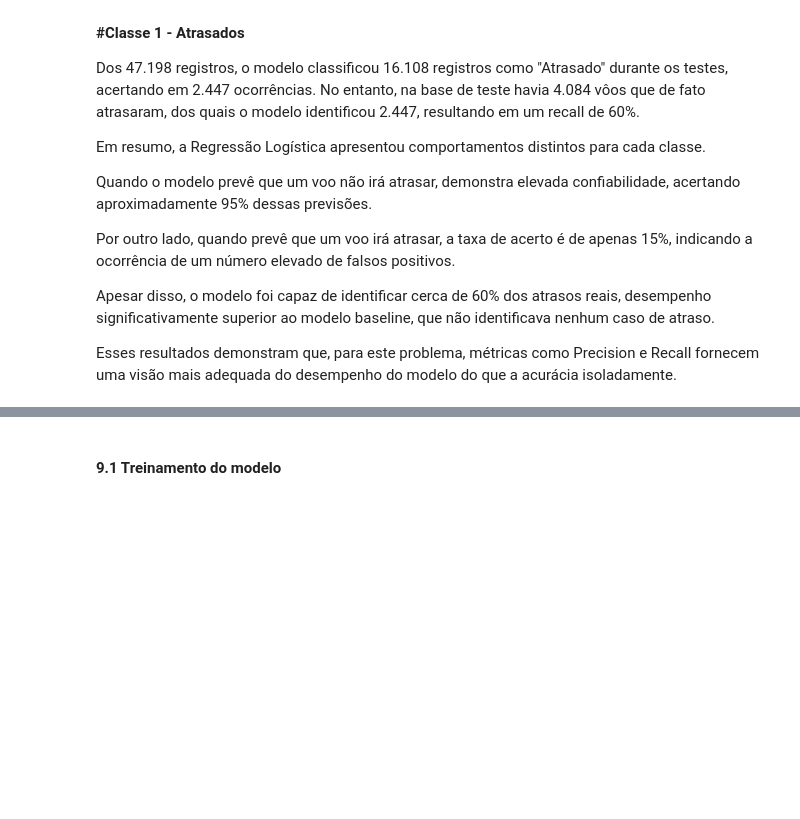
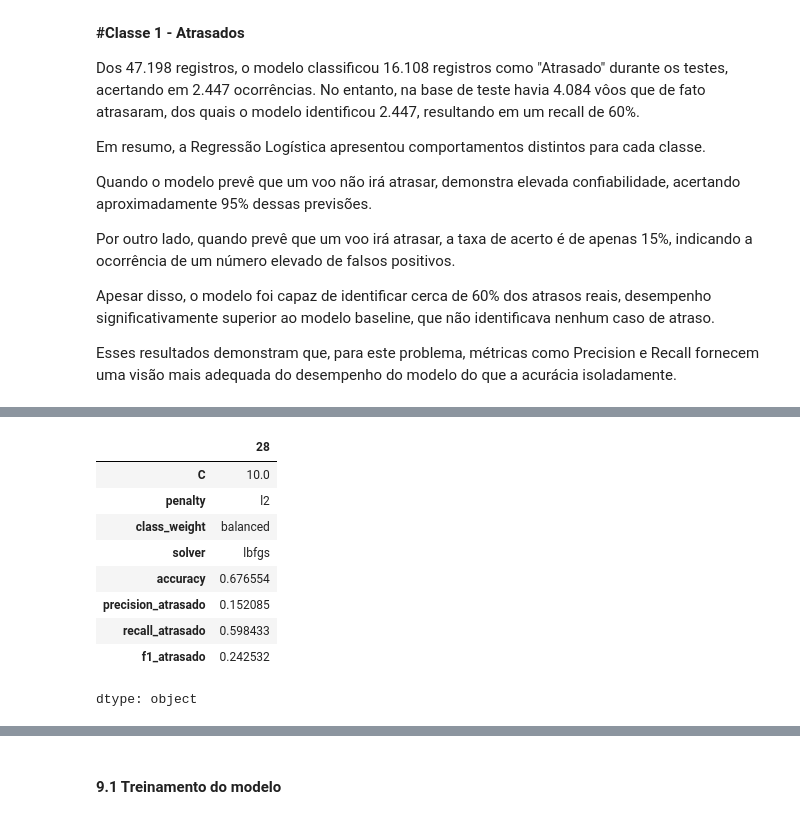
Before and after one commit to Silvinharl/MVP_Machine_Learning, a Jupyter notebook: MVP_Voos_ANAC.ipynb, the cells around one changed output, grey strips where cells are left out. Drawn from its saved outputs; the diff is of its cells as text; code cells hidden in the pictures; blank space fills up the shorter version.

```diff
--- a/MVP_Voos_ANAC.ipynb
+++ b/MVP_Voos_ANAC.ipynb
@@ -897,0 +975,18 @@ Esses resultados demonstram que, para este problema, métricas como Precision e
+# %%
+melhor_resultado_logistic = resultados_logistic_df.sort_values(
+    by=["f1_atrasado", "recall_atrasado"],
+    ascending=False
+).iloc[0]
+
+melhor_resultado_logistic
+# %% [output]
+|  | 28 |
+| C | 10.0 |
+| penalty | l2 |
+| class_weight | balanced |
+| solver | lbfgs |
+| accuracy | 0.676554 |
+| precision_atrasado | 0.152085 |
+| recall_atrasado | 0.598433 |
+| f1_atrasado | 0.242532 |
+dtype: object
```
Also changed, not shown: parts of 21 cells of this notebook.
